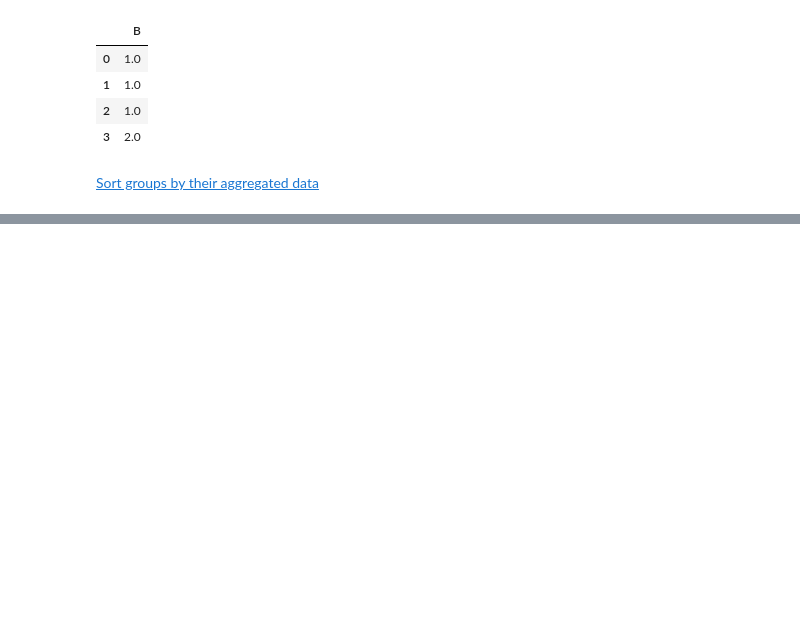
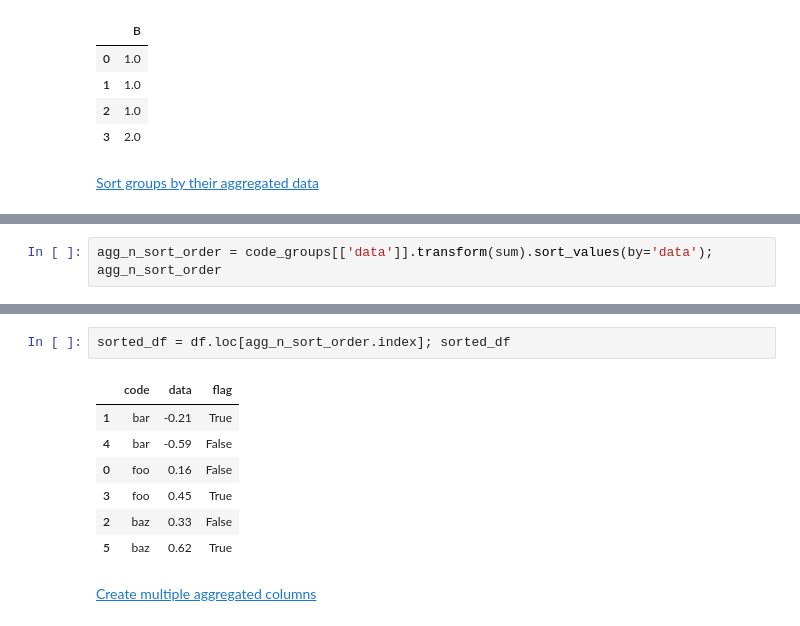
Before and after one commit to bgroveben/python3_machine_learning_projects, a Jupyter notebook: learn_kaggle/pandas/pandas_cookbook.ipynb, the cells around one changed output, grey strips where cells are left out. Cells and saved outputs as stored; diff of their text form; blank space fills up the shorter version.

```diff
--- a/learn_kaggle/pandas/pandas_cookbook.ipynb
+++ b/learn_kaggle/pandas/pandas_cookbook.ipynb
@@ -942,0 +960,2 @@ gb.transform(replace)
+# %%
+agg_n_sort_order = code_groups[['data']].transform(sum).sort_values(by='data'); agg_n_sort_order
@@ -942,0 +970,12 @@ gb.transform(replace)
+# %%
+sorted_df = df.loc[agg_n_sort_order.index]; sorted_df
+# %% [output]
+|  | code | data | flag |
+| 1 | bar | -0.21 | True |
+| 4 | bar | -0.59 | False |
+| 0 | foo | 0.16 | False |
+| 3 | foo | 0.45 | True |
+| 2 | baz | 0.33 | False |
+| 5 | baz | 0.62 | True |
+# %% [markdown]
+[Create multiple aggregated columns](https://stackoverflow.com/questions/14897100/create-multiple-columns-in-pandas-aggregation-function)
```
Also changed, not shown: parts of 11 cells of this notebook.
